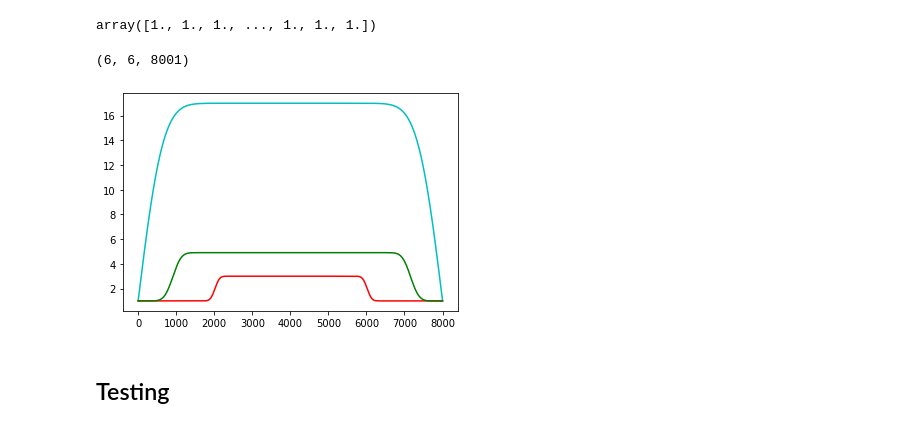
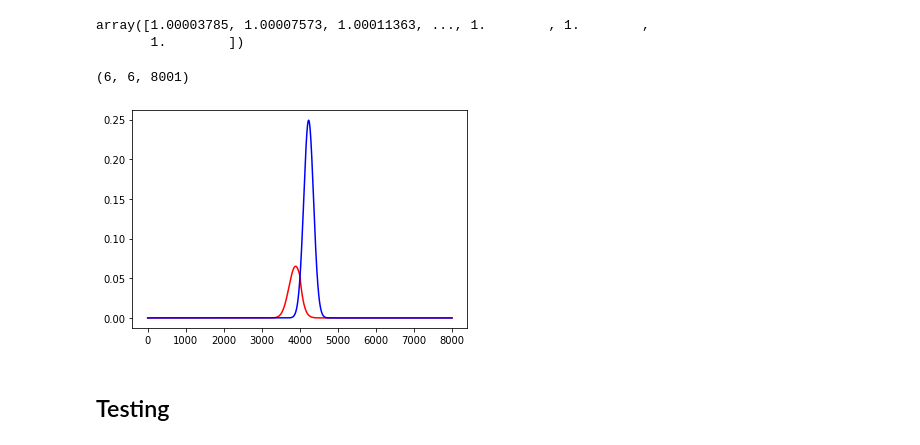
Before and after one commit to abhishek-jana/LDLC, a Jupyter notebook: decoderV4.ipynb, the cells around one changed output. Drawn from its saved outputs; the diff is of its cells as text; code cells hidden in the pictures.

```diff
--- a/decoderV4.ipynb
+++ b/decoderV4.ipynb
@@ -38,7 +38,7 @@ w = np.random.normal(mu, sigma, x.shape)
 y = x + w
 
 # y is user input fingerprint
-x_input = np.linspace(-200.0,200.0,4001)
+x_input = np.arange(-200.0,200.1,0.1)
 # %%
 """
 check node --- Q ---> variable node
@@ -99,11 +99,14 @@ def init_message(x, mat):
     variable node outgoing message
     """
     global sigma
+    global y
     nvnode,ncnode = mat.shape
     # initialize outgoing variable messege
     cnode_message = np.zeros(shape = (ncnode,nvnode,len(x)))
-    cnode_idx,cnode,_,_ = _ChkandVarNodes(mat)
+    _,_,vnode_idx,vnode = _ChkandVarNodes(mat)
+    # vnode - nonzero cnodes for each var node
+    chk_histogram = np.bincount(vnode_idx)
 
-    cnode_message[tuple([cnode_idx,cnode])] = (np.exp(-(((H[tuple([cnode,cnode_idx])].reshape(-1,1) - x)/sigma)**2)/2.))/(np.sqrt(2*np.pi*sigma**2))
+    cnode_message[tuple([vnode_idx,vnode])] = (np.exp(-(((np.repeat(y,chk_histogram,axis = 0) - x)/sigma)**2)/2.))/(np.sqrt(2*np.pi*sigma**2))
 
-    return cnode_message
+    return cnode_message.transpose(1,0,2) # for each chk node
@@ -119,5 +112,0 @@ array([[ 117.06996533],
-# %%
-nvnode,ncnode = H.shape
-cnode_message = np.zeros(shape = (ncnode,nvnode,len(x_input)))
-cnode_idx,cnode,_,_ = _ChkandVarNodes(H)
-(np.exp(-(((H[tuple([cnode,cnode_idx])].reshape(-1,1) - x_input)/sigma)**2)/2.))/(np.sqrt(2*np.pi*sigma**2))
@@ -349,27 +331,28 @@ node = CheckNode(H,x_input)
 # node
 # %%
 result = init_message(x_input, H)
-#convolution = node.pj(0,5,vnode_message = result,x_in = x_input)
-stretch = node.stretch_pj(0,5,vnode_message = result)
-#extension = node.periodic_extension(0,5,vnode_message = result)
+convolution = node.pj(1,2,vnode_message = result,x_in = x_input)
+stretch = node.stretch_pj(1,2,vnode_message = result)
+extension = node.periodic_extension(4,2,vnode_message = result)
 q = node.Q(vnode_message=result)
 # %%
 q[1,0]
 # %% [output]
-array([1., 1., 1., ..., 1., 1., 1.])
+array([1.00003785, 1.00007573, 1.00011363, ..., 1.        , 1.        ,
+       1.        ])
 # %%
 node.cnode_message.shape
 # %% [output]
 (6, 6, 8001)
 # %%
-#plt.plot(range(len(stretch)),stretch,'r');
-#plt.plot(range(len(stretch)),convolution,'b');
+plt.plot(range(len(stretch)),stretch,'r');
+plt.plot(range(len(stretch)),convolution,'b');
 #plt.plot(range(len(stretch)),extension,'g');
-plt.plot(range(len(stretch)),q[2,1],'c');
-plt.plot(range(len(stretch)),q[2,2],'r');
-plt.plot(range(len(stretch)),q[2,4],'g');
+# plt.plot(range(len(stretch)),q[2,1],'c');
+# plt.plot(range(len(stretch)),q[2,2],'r');
+# plt.plot(range(len(stretch)),q[2,4],'g');
 # %% [output]
-[figure, old version]
+[figure, new version]
 # %% [markdown]
 ## Testing
 # %%
```
Also changed, not shown: parts of 20 cells of this notebook.
